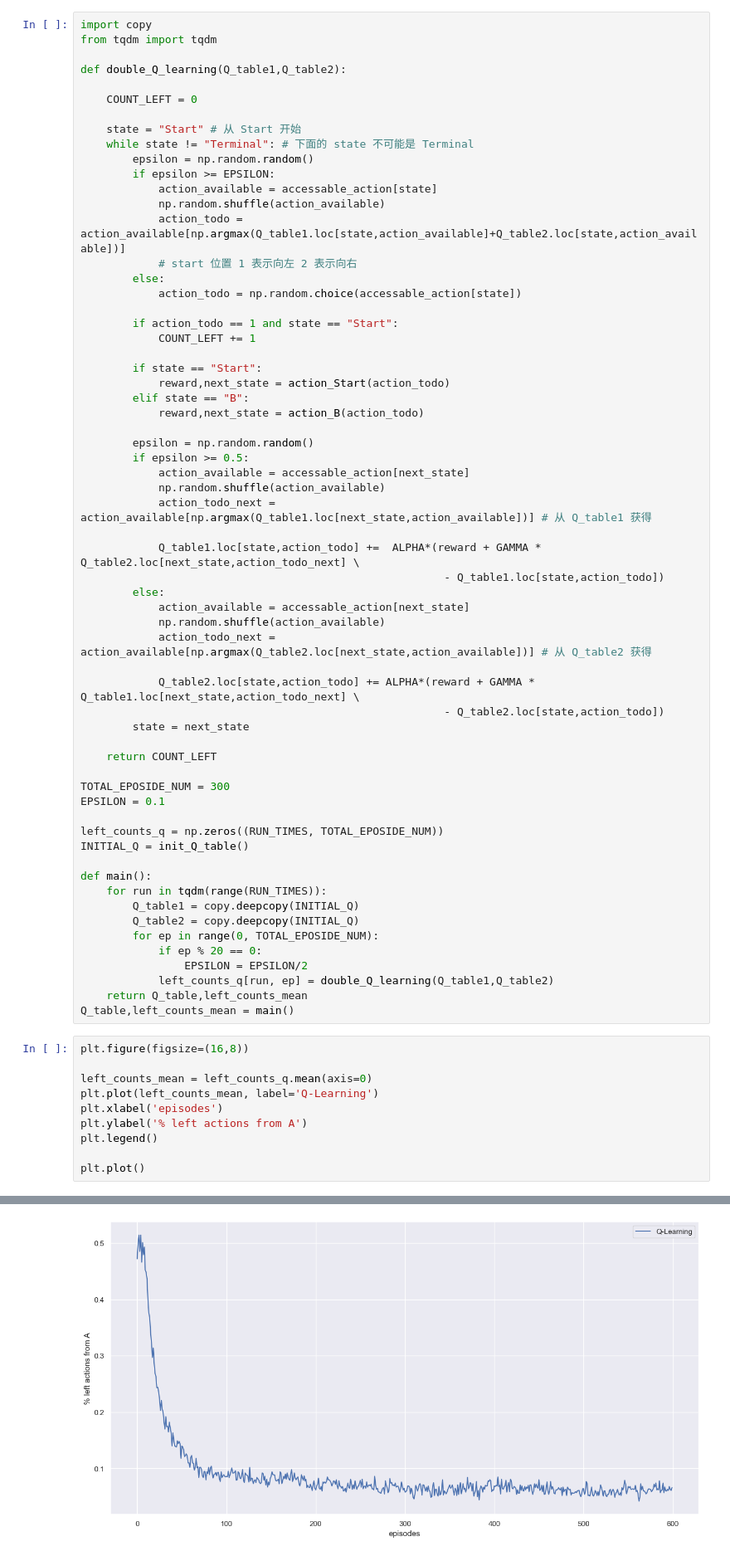
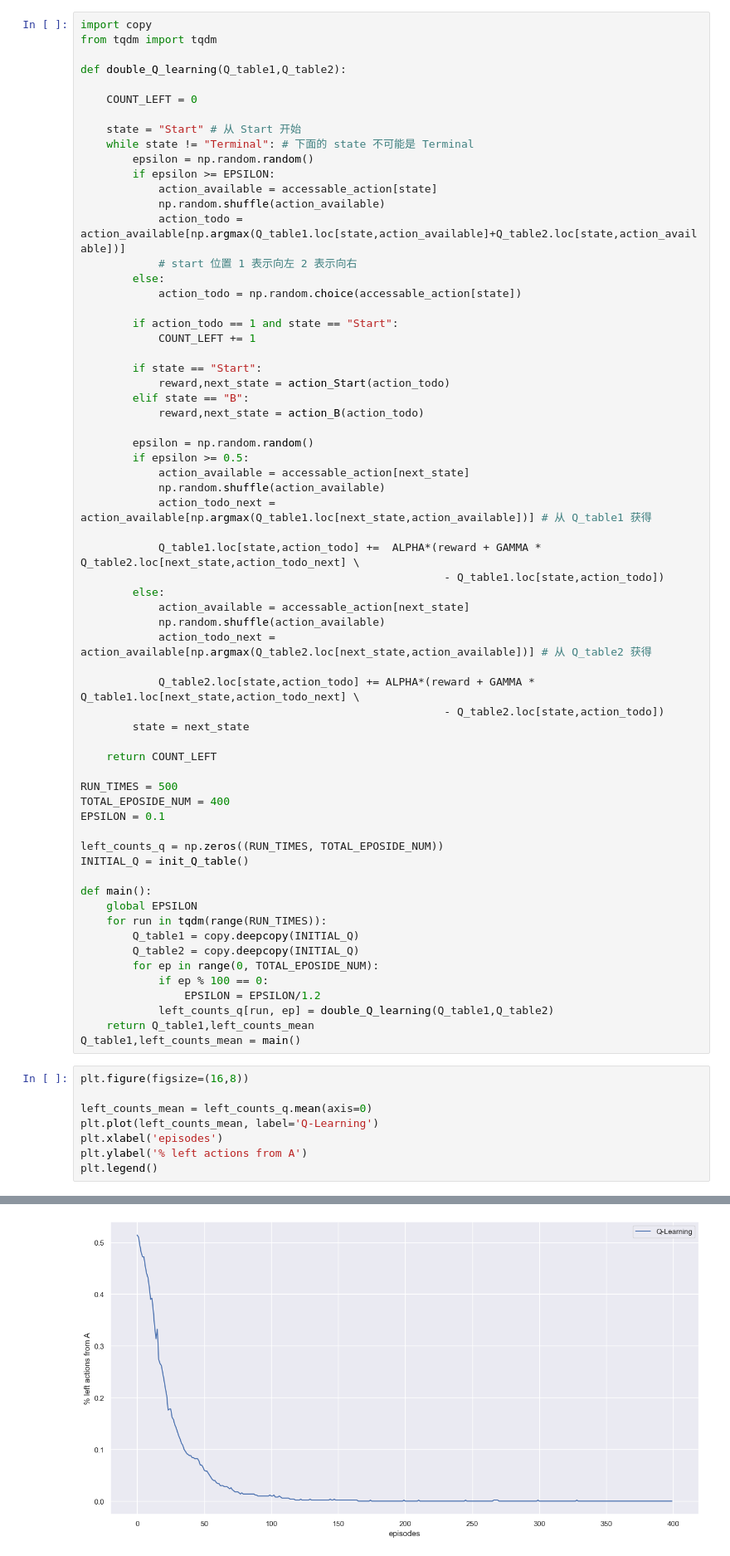
Before and after one commit to login-invalid/Exercise-Bin, a Jupyter notebook: q and double_q.ipynb, the cells around one changed output, grey strips where cells are left out. Shown at 83% size. Saved outputs shown, nothing was run; the diff lists cells and outputs as text.

```diff
--- a/q and double_q.ipynb
+++ b/q and double_q.ipynb
@@ -196,22 +207,24 @@ def double_Q_learning(Q_table1,Q_table2):
 
     return COUNT_LEFT
 
-TOTAL_EPOSIDE_NUM = 300
+RUN_TIMES = 500
+TOTAL_EPOSIDE_NUM = 400
 EPSILON = 0.1
 
 left_counts_q = np.zeros((RUN_TIMES, TOTAL_EPOSIDE_NUM))
 INITIAL_Q = init_Q_table()
 
 def main():
+    global EPSILON
     for run in tqdm(range(RUN_TIMES)):
         Q_table1 = copy.deepcopy(INITIAL_Q)
         Q_table2 = copy.deepcopy(INITIAL_Q)
         for ep in range(0, TOTAL_EPOSIDE_NUM):
-            if ep % 20 == 0:
-                EPSILON = EPSILON/2
+            if ep % 100 == 0:
+                EPSILON = EPSILON/1.2
             left_counts_q[run, ep] = double_Q_learning(Q_table1,Q_table2)
-    return Q_table,left_counts_mean
-Q_table,left_counts_mean = main()
+    return Q_table1,left_counts_mean
+Q_table1,left_counts_mean = main()
 # %%
 plt.figure(figsize=(16,8))
 
@@ -220,6 +233,4 @@ plt.plot(left_counts_mean, label='Q-Learning')
 plt.xlabel('episodes')
 plt.ylabel('% left actions from A')
 plt.legend()
-
-plt.plot()
 # %% [output]
@@ -227 +238 @@ plt.plot()
-[figure, old version]
+[figure, new version]
```
Also changed, not shown: parts of 5 cells of this notebook.
